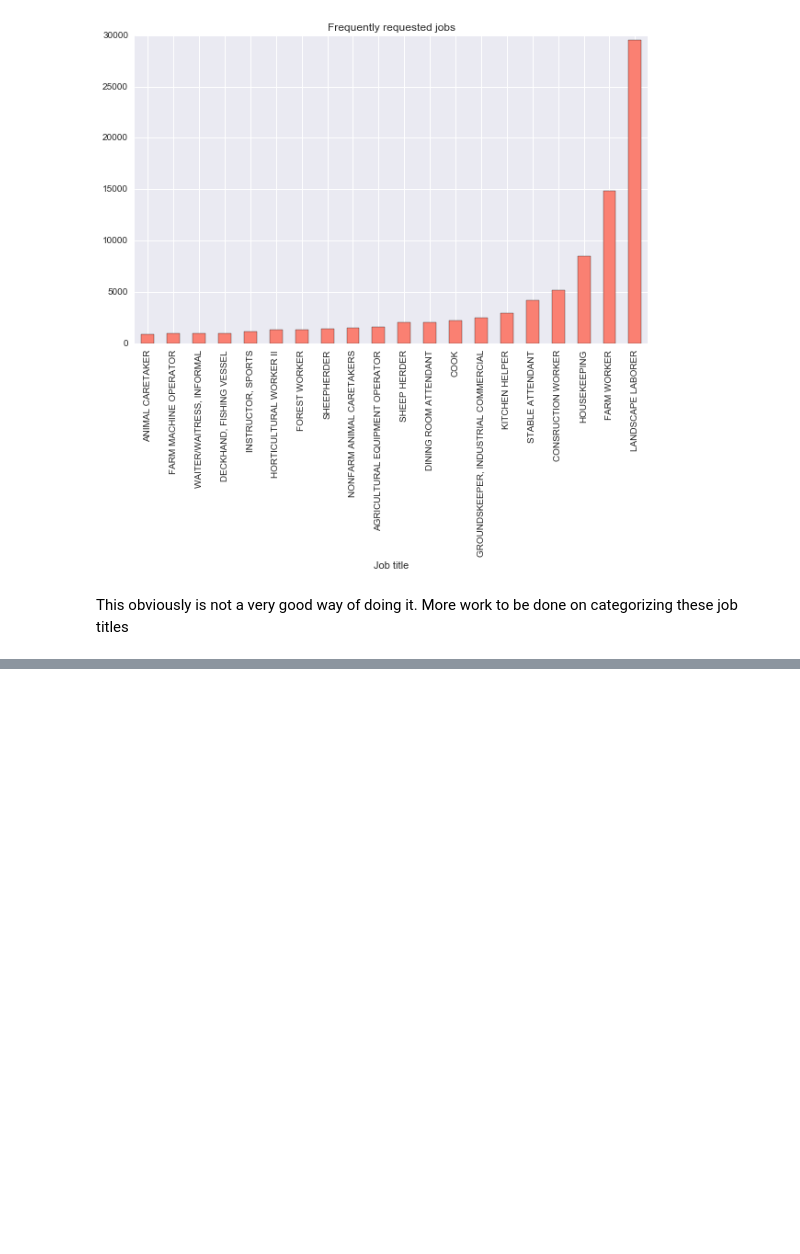
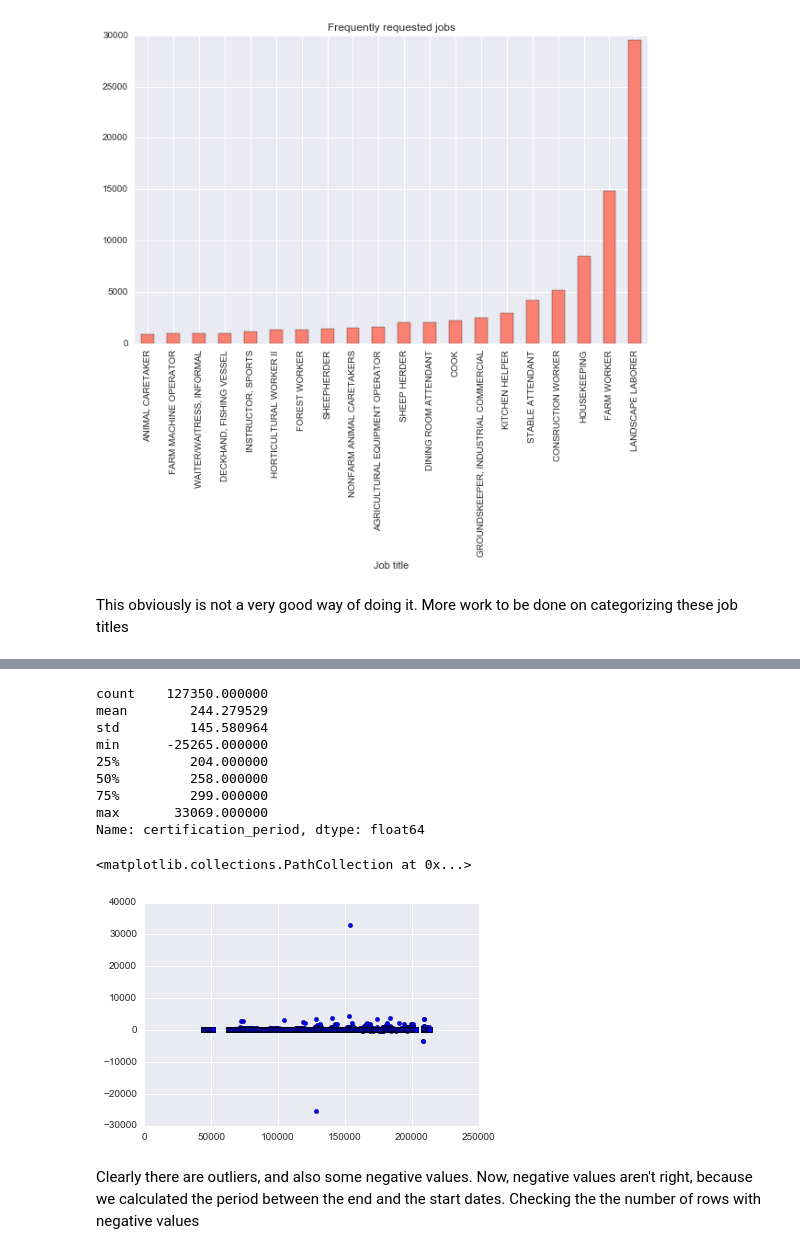
Before and after one commit to chrke/H2VisaAnalysis, a Jupyter notebook: H2_visa_analysis.ipynb, the cells around one changed output, grey strips where cells are left out. Drawn from its saved outputs; the diff is of its cells as text; code cells hidden in the pictures; blank space fills up the shorter version.

```diff
--- a/H2_visa_analysis.ipynb
+++ b/H2_visa_analysis.ipynb
@@ -887,0 +916,46 @@ This obviously is not a very good way of doing it. More work to be done on categ
+# %%
+# first converting these columns to datetime type
+
+visa_uni["certification_begin_date"] = pd.to_datetime(visa_uni["certification_begin_date"])
+visa_uni["certification_end_date"] = pd.to_datetime(visa_uni["certification_end_date"])
+
+# adding a column "certification_period" to specity how long the employee was expected to work for
+# note here, that the subtraction will yield an value which is of the TimeDelta datatype, which is of the format - (days, hours,
+# mins, seconds). We can extract only the number of days from that and convert it to an integer
+
+visa_uni.loc[:,"certification_period"] = visa_uni["certification_end_date"] - visa_uni["certification_begin_date"]
+
+
+#function to extract the days
+def extract_days(x):
+    try:
+        return pd.to_timedelta(x).days
+    except:
+        return np.nan
+
+# applying the function
+visa_uni.loc[:,"certification_period"] = visa_uni["certification_period"].apply(extract_days)
+
+# also making a column called status code with certified and partially certified rows marked as - 1 (certified)
+# and the rest as 0 (not certified)
+visa_uni.loc[:,"status_code"] = visa_uni["case_status"].map({"CERTIFIED":1,"PARTIALLY CERTIFIED":1,"DENIED":0,"WITHDRAWN":0,
+                                                    "CERTIFICATION EXPIRED":0,"OTHER/NOT CERTIFIED":0})
+# %%
+# lets check the summary statistics and scatter plot for certification period to see if there are any outliers
+
+print(visa_uni["certification_period"].describe())
+plt.scatter(x=visa_uni.index,y=visa_uni["certification_period"].values)
+# %% [output]
+count    127350.000000
+mean        244.279529
+std         145.580964
+min      -25265.000000
+25%         204.000000
+50%         258.000000
+75%         299.000000
+max       33069.000000
+Name: certification_period, dtype: float64
+<matplotlib.collections.PathCollection at 0x...>
+[figure, added]
+# %% [markdown]
+Clearly there are outliers, and also some negative values. Now, negative values aren't right, because we calculated the period between the end and the start dates. Checking the the number of rows with negative values
```
Also changed, not shown: parts of 10 cells of this notebook.
